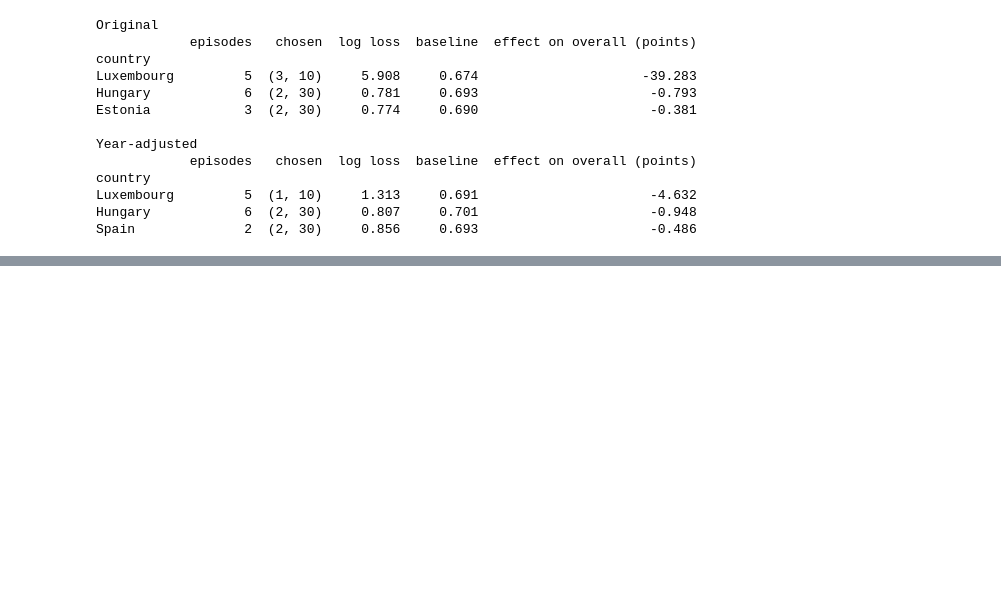
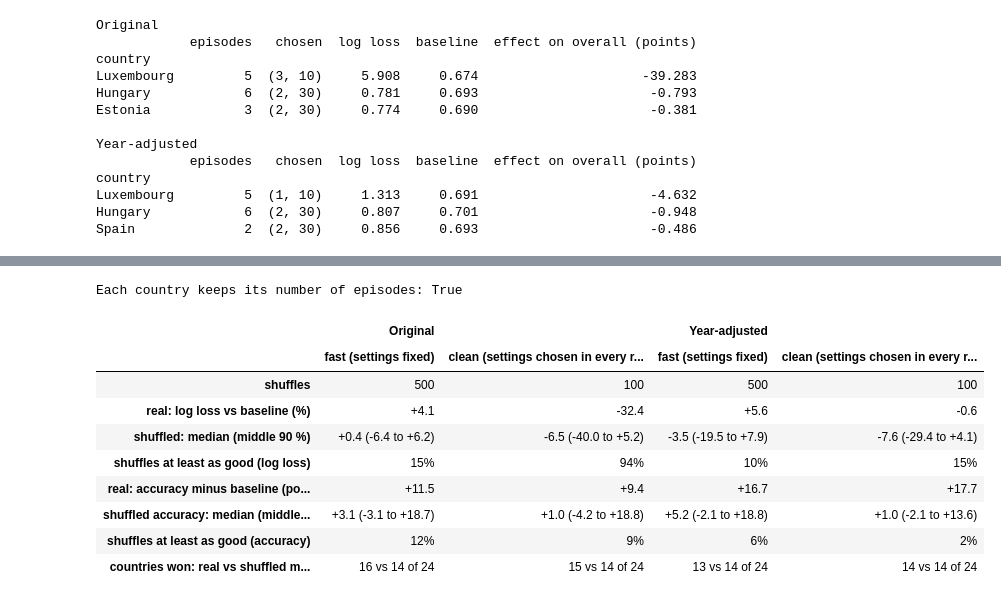
Before and after one commit to penelopemichou/austerity-ml, a Jupyter notebook: notebooks/ML05a_evaluating_models_bias_variance.ipynb, the cells around one changed output, grey strips where cells are left out. Saved outputs shown, nothing was run; the diff lists cells and outputs as text; code cells hidden in the pictures; blank space fills up the shorter version.

```diff
--- a/notebooks/ML05a_evaluating_models_bias_variance.ipynb
+++ b/notebooks/ML05a_evaluating_models_bias_variance.ipynb
@@ -331,0 +342,64 @@ Spain              2  (2, 30)     0.856     0.693                      -0.486
+# %%
+from joblib import Parallel, delayed
+
+def shuffle_episodes(frame, seed):
+    # Within each country, hand the ΔCAPB values to randomly chosen years
+    rng = np.random.default_rng(seed)
+    d = frame.copy()
+    d[DCAPB] = d.groupby(COUNTRY)[DCAPB].transform(lambda s: rng.permutation(s.to_numpy()))
+    return d
+
+def loco_stats(frame, by_year, fixed=None):
+    # Every country hidden in turn; settings fixed, or chosen again by cross-validation in each round
+    ys, ps, gs, won = [], [], [], 0
+    for c in frame.loc[frame[DCAPB] >= 1.5, COUNTRY].unique():
+        tr, te = make_split([c], frame, by_year)
+        if fixed is not None:
+            d, l = fixed
+        else:
+            scores_ = {(dd, ll): cross_validate(dd, ll, [c], by_year, frame)["J_cv"] for dd in DEGREES for ll in LAMBDAS}
+            d, l = min(scores_, key=scores_.get)
+        p, y, g = fit_predict(tr, te, d, l)[1], te["weak"].to_numpy(), np.full(len(te), tr["weak"].mean())
+        won += log_loss(p, y) < log_loss(g, y)
+        ys.append(y); ps.append(p); gs.append(g)
+    y, p, g = map(np.concatenate, (ys, ps, gs))
+    return (100 * (1 - log_loss(p, y) / log_loss(g, y)),
+            100 * (np.mean((p >= 0.5) == y) - np.mean((g >= 0.5) == y)), won)
+
+example = shuffle_episodes(rows, 0)
+print("Each country keeps its number of episodes:",
+      example[example[DCAPB] >= 1.5].groupby(COUNTRY).size().sort_index().equals(rows[rows[DCAPB] >= 1.5].groupby(COUNTRY).size().sort_index()))
+# %% [output]
+Each country keeps its number of episodes: True
+# %%
+# This cell takes several minutes (the clean version chooses the settings again in every round of every shuffle)
+placebo = {}
+for t, b in TARGETS.items():
+    for version, fixed, n in [("fast (settings fixed)", best[t], 500), ("clean (settings chosen in every round)", None, 100)]:
+        real = loco_stats(rows, b, fixed)
+        fake = np.array(Parallel(n_jobs=-1)(delayed(loco_stats)(shuffle_episodes(rows, seed), b, fixed) for seed in range(n)))
+        placebo[(t, version)] = (real, fake)
+
+table = {}
+for key, (real, fake) in placebo.items():
+    table[key] = {
+        "shuffles": len(fake),
+        "real: log loss vs baseline (%)": f"{real[0]:+.1f}",
+        "shuffled: median (middle 90 %)": f"{np.median(fake[:, 0]):+.1f} ({np.percentile(fake[:, 0], 5):+.1f} to {np.percentile(fake[:, 0], 95):+.1f})",
+        "shuffles at least as good (log loss)": f"{np.mean(fake[:, 0] >= real[0]):.0%}",
+        "real: accuracy minus baseline (points)": f"{real[1]:+.1f}",
+        "shuffled accuracy: median (middle 90 %)": f"{np.median(fake[:, 1]):+.1f} ({np.percentile(fake[:, 1], 5):+.1f} to {np.percentile(fake[:, 1], 95):+.1f})",
+        "shuffles at least as good (accuracy)": f"{np.mean(fake[:, 1] >= real[1]):.0%}",
+        "countries won: real vs shuffled median": f"{real[2]} vs {np.median(fake[:, 2]):.0f} of 24"}
+pd.DataFrame(table)
+# %% [output]
+|  | Original |  | Year-adjusted |  |
+|  | fast (settings fixed) | clean (settings chosen in every r... | fast (settings fixed) | clean (settings chosen in every r... |
+| shuffles | 500 | 100 | 500 | 100 |
+| real: log loss vs baseline (%) | +4.1 | -32.4 | +5.6 | -0.6 |
+| shuffled: median (middle 90 %) | +0.4 (-6.4 to +6.2) | -6.5 (-40.0 to +5.2) | -3.5 (-19.5 to +7.9) | -7.6 (-29.4 to +4.1) |
+| shuffles at least as good (log loss) | 15% | 94% | 10% | 15% |
+| real: accuracy minus baseline (po... | +11.5 | +9.4 | +16.7 | +17.7 |
+| shuffled accuracy: median (middle... | +3.1 (-3.1 to +18.7) | +1.0 (-4.2 to +18.8) | +5.2 (-2.1 to +18.8) | +1.0 (-2.1 to +13.6) |
+| shuffles at least as good (accuracy) | 12% | 9% | 6% | 2% |
+| countries won: real vs shuffled m... | 16 vs 14 of 24 | 15 vs 14 of 24 | 13 vs 14 of 24 | 14 vs 14 of 24 |
```
Also changed, not shown: parts of 5 cells of this notebook, 4 other files.
